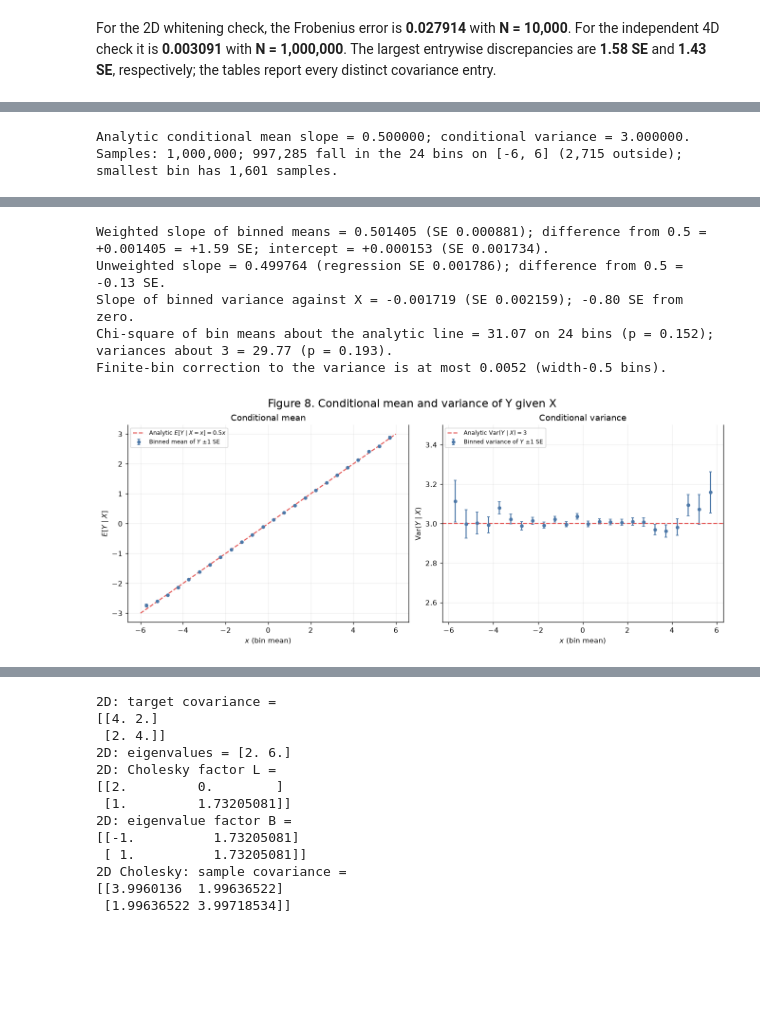
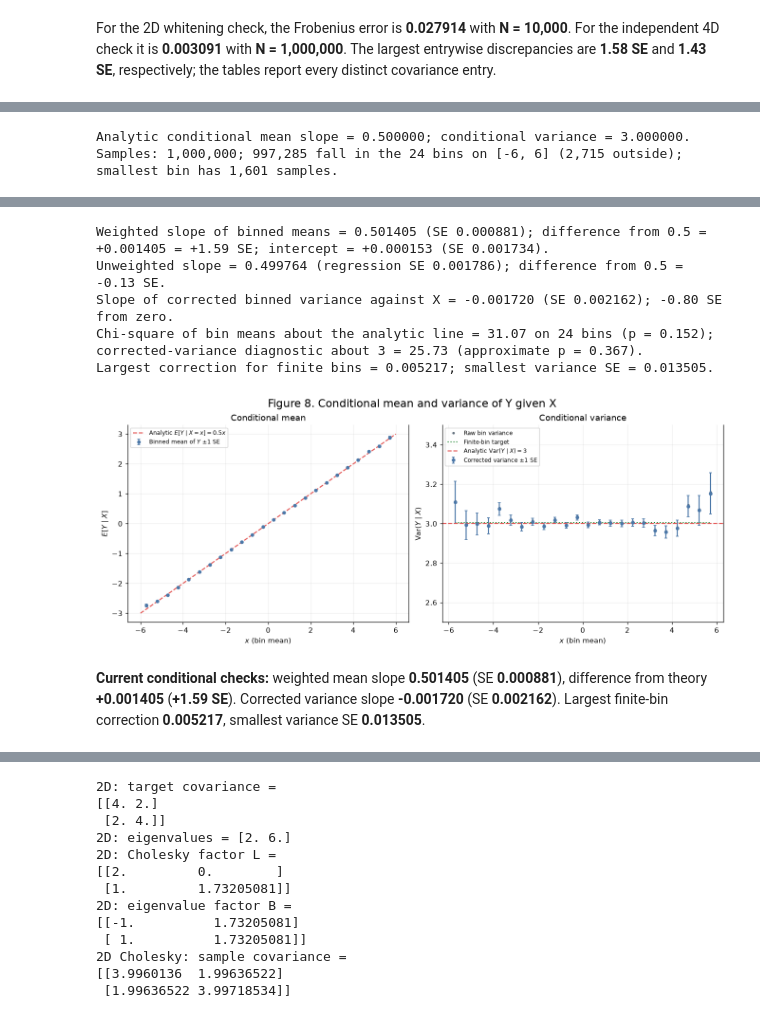
Before and after one commit to christiandi0r/ECE3715-Fall2026-Projects, a Jupyter notebook: mp3/mp3.ipynb, the cells around one changed output, grey strips where cells are left out. Drawn from its saved outputs; the diff is of its cells as text; code cells hidden in the pictures; blank space fills up the shorter version.

```diff
--- a/mp3/mp3.ipynb
+++ b/mp3/mp3.ipynb
@@ -73,7 +73,21 @@ def show_table(title, rows, columns):
     ]
     display(Markdown(f"**{title}**\n\n" + "\n".join([headers, divider, *body])))
 
+figure_checks = []
 def show_and_save(fig, number):
+    axes = [ax for ax in fig.axes if ax.get_label() != "<colorbar>"]
+    title = fig._suptitle.get_text() if fig._suptitle else ""
+    assert title.startswith(f"Figure {number}.")
+    geometry = axes[:1] if number in (1, 2) else axes if number in (4, 5, 6, 7, 10) else []
+    for ax in axes:
+        assert ax.get_xlabel() and ax.get_ylabel(), f"Figure {number}: missing axis label"
+        handles, labels = ax.get_legend_handles_labels()
+        assert len(labels) <= 1 or ax.get_legend() is not None, f"Figure {number}: missing legend"
+    assert all(ax.get_aspect() == 1.0 for ax in geometry), f"Figure {number}: unequal geometry"
+    figure_checks.append(dict(number=number, title=title, panels=len(axes),
+        labels_complete=True, legends_complete=True,
+        geometry_equal=all(ax.get_aspect() == 1.0 for ax in geometry),
+        geometry_panels=len(geometry)))
     fig.savefig(FIGURES / f"figure_{number:02d}.png", bbox_inches="tight")
     plt.show()
     plt.close(fig)
@@ -1341,23 +1432,33 @@ var_y7 = (np.bincount(index7, weights=yu7**2, minlength=bins7)
 print(f"Samples: {N7:,}; {used7.sum():,} fall in the {bins7} bins on [-6, 6] "
       f"({N7 - used7.sum():,} outside); smallest bin has {n_bin7.min():,} samples.")
 
+var_x7 = (np.bincount(index7, weights=xu7**2, minlength=bins7)
+          - n_bin7 * mean_x7**2) / (n_bin7 - 1)
+bin_correction7 = cond_slope7**2 * var_x7
+raw_var_theory7 = cond_var7 + bin_correction7
+corrected_var7 = var_y7 - bin_correction7
 mean_theory7 = cond_slope7 * mean_x7
 mean_se7 = np.sqrt(cond_var7 / n_bin7)
-var_se7 = cond_var7 * np.sqrt(2 / (n_bin7 - 1))
+var_se7 = np.sqrt((2*cond_var7**2 + 4*cond_var7*bin_correction7)/(n_bin7-1))
 rows7 = [dict(bin=f"[{edges7[k]:g}, {edges7[k+1]:g})", count=n_bin7[k], mean_x=mean_x7[k],
               mean_estimate=mean_y7[k], mean_theory=mean_theory7[k],
               mean_difference=mean_y7[k] - mean_theory7[k], mean_se=mean_se7[k],
               mean_error_in_se=(mean_y7[k] - mean_theory7[k]) / mean_se7[k],
-              var_estimate=var_y7[k], var_theory=cond_var7,
-              var_difference=var_y7[k] - cond_var7, var_se=var_se7[k],
-              var_error_in_se=(var_y7[k] - cond_var7) / var_se7[k])
+              raw_var_estimate=var_y7[k], raw_var_theory=raw_var_theory7[k],
+              finite_bin_correction=bin_correction7[k],
+              raw_var_difference=var_y7[k]-raw_var_theory7[k],
+              var_estimate=corrected_var7[k], var_theory=cond_var7,
+              var_difference=corrected_var7[k]-cond_var7, var_se=var_se7[k],
+              var_error_in_se=(corrected_var7[k]-cond_var7)/var_se7[k])
          for k in range(bins7)]
 show_table("Binned conditional mean of Y", rows7, [
     ("bin", "X bin"), ("count", "Samples"), ("mean_x", "Mean X in bin"),
     ("mean_estimate", "Mean Y"), ("mean_theory", "0.5 × mean X"),
     ("mean_difference", "Difference"), ("mean_se", "SE"), ("mean_error_in_se", "Difference / SE")])
 show_table("Binned conditional variance of Y", rows7, [
-    ("bin", "X bin"), ("count", "Samples"), ("var_estimate", "Sample variance"),
+    ("bin", "X bin"), ("count", "Samples"), ("raw_var_estimate", "Raw bin variance"), ("raw_var_theory", "Finite-bin target"),
+    ("finite_bin_correction", "Bin correction"), ("raw_var_difference", "Raw difference"),
+    ("var_estimate", "Corrected variance"),
     ("var_theory", "Theory"), ("var_difference", "Difference"), ("var_se", "SE"),
     ("var_error_in_se", "Difference / SE")])
 save_table("step7_binned_conditionals", rows7)
@@ -1373,21 +1474,21 @@ def weighted_line7(x, y, se):
 
 slope7, slope_se7, intercept7, intercept_se7 = weighted_line7(mean_x7, mean_y7, mean_se7)
 plain7 = linregress(mean_x7, mean_y7)
-var_slope7, var_slope_se7, _, _ = weighted_line7(mean_x7, var_y7, var_se7)
+var_slope7, var_slope_se7, _, _ = weighted_line7(mean_x7, corrected_var7, var_se7)
 chi_mean7 = np.sum(((mean_y7 - mean_theory7) / mean_se7)**2)
-chi_var7 = np.sum(((var_y7 - cond_var7) / var_se7)**2)
+chi_var7 = np.sum(((corrected_var7 - cond_var7) / var_se7)**2)
 print(f"Weighted slope of binned means = {slope7:.6f} (SE {slope_se7:.6f}); "
       f"difference from 0.5 = {slope7 - cond_slope7:+.6f} = {(slope7 - cond_slope7) / slope_se7:+.2f} SE; "
       f"intercept = {intercept7:+.6f} (SE {intercept_se7:.6f}).")
 print(f"Unweighted slope = {plain7.slope:.6f} (regression SE {plain7.stderr:.6f}); "
       f"difference from 0.5 = {(plain7.slope - cond_slope7) / plain7.stderr:+.2f} SE.")
-print(f"Slope of binned variance against X = {var_slope7:+.6f} (SE {var_slope_se7:.6f}); "
+print(f"Slope of corrected binned variance against X = {var_slope7:+.6f} (SE {var_slope_se7:.6f}); "
       f"{var_slope7 / var_slope_se7:+.2f} SE from zero.")
 print(f"Chi-square of bin means about the analytic line = {chi_mean7:.2f} on {bins7} bins "
-      f"(p = {chi2.sf(chi_mean7, bins7):.3f}); variances about 3 = {chi_var7:.2f} "
-      f"(p = {chi2.sf(chi_var7, bins7):.3f}).")
-print(f"Finite-bin correction to the variance is at most "
-      f"{0.25 * max(np.var(xu7[index7 == k]) for k in range(bins7)):.4f} (width-0.5 bins).")
+      f"(p = {chi2.sf(chi_mean7, bins7):.3f}); corrected-variance diagnostic about 3 = {chi_var7:.2f} "
+      f"(approximate p = {chi2.sf(chi_var7, bins7):.3f}).")
+print(f"Largest correction for finite bins = {bin_correction7.max():.6f}; "
+      f"smallest variance SE = {var_se7.min():.6f}.")
 save_table("step7_fits", [
     dict(quantity="mean slope (weighted)", estimate=slope7, theory=cond_slope7,
          difference=slope7 - cond_slope7, standard_error=slope_se7,
@@ -1397,7 +1498,7 @@ save_table("step7_fits", [
     dict(quantity="mean slope (unweighted)", estimate=plain7.slope, theory=cond_slope7,
          difference=plain7.slope - cond_slope7, standard_error=plain7.stderr,
          error_in_se=(plain7.slope - cond_slope7) / plain7.stderr),
-    dict(quantity="variance slope", estimate=var_slope7, theory=0.0,
+    dict(quantity="corrected variance slope", estimate=var_slope7, theory=0.0,
          difference=var_slope7, standard_error=var_slope_se7, error_in_se=var_slope7 / var_slope_se7),
 ])
 
@@ -1409,13 +1510,23 @@ axes[0].errorbar(mean_x7, mean_y7, yerr=mean_se7, fmt="o", ms=4, capsize=2, colo
 axes[0].plot(grid7, cond_slope7 * grid7, "--", color="#e45756", label=r"Analytic $E[Y\mid X=x]=0.5x$")
 axes[0].set(xlabel="$x$ (bin mean)", ylabel=r"$E[Y\mid X]$", title="Conditional mean")
 axes[0].legend(loc="upper left")
-axes[1].errorbar(mean_x7, var_y7, yerr=var_se7, fmt="o", ms=4, capsize=2, color="#4c78a8",
-                 label="Binned variance of $Y$ ±1 SE")
+axes[1].plot(mean_x7, var_y7, ".", ms=5, color="#667380", label="Raw bin variance")
+axes[1].plot(mean_x7, raw_var_theory7, ":", color="#228833", label="Finite-bin target")
+axes[1].errorbar(mean_x7, corrected_var7, yerr=var_se7, fmt="o", ms=4, capsize=2, color="#4c78a8",
+                 label="Corrected variance ±1 SE")
 axes[1].axhline(cond_var7, ls="--", color="#e45756", label=r"Analytic $\mathrm{Var}(Y\mid X)=3$")
 axes[1].set(xlabel="$x$ (bin mean)", ylabel=r"$\mathrm{Var}(Y\mid X)$", title="Conditional variance",
             ylim=(2.5, 3.5))
 axes[1].legend(loc="upper left")
 show_and_save(fig, 8)
+
+display(Markdown(
+    f"**Current conditional checks:** weighted mean slope **{slope7:.6f}** "
+    f"(SE **{slope_se7:.6f}**), difference from theory **{slope7-cond_slope7:+.6f}** "
+    f"(**{(slope7-cond_slope7)/slope_se7:+.2f} SE**). "
+    f"Corrected variance slope **{var_slope7:+.6f}** (SE **{var_slope_se7:.6f}**). "
+    f"Largest finite-bin correction **{bin_correction7.max():.6f}**, "
+    f"smallest variance SE **{var_se7.min():.6f}**."))
 # %% [output]
 Analytic conditional mean slope = 0.500000; conditional variance = 3.000000.
 Samples: 1,000,000; 997,285 fall in the 24 bins on [-6, 6] (2,715 outside); smallest bin has 1,601 samples.
@@ -1478,7 +1589,8 @@ Samples: 1,000,000; 997,285 fall in the 24 bins on [-6, 6] (2,715 outside); smal
 Weighted slope of binned means = 0.501405 (SE 0.000881); difference from 0.5 = +0.001405 = +1.59 SE; intercept = +0.000153 (SE 0.001734).
 Unweighted slope = 0.499764 (regression SE 0.001786); difference from 0.5 = -0.13 SE.
-Slope of binned variance against X = -0.001719 (SE 0.002159); -0.80 SE from zero.
-Chi-square of bin means about the analytic line = 31.07 on 24 bins (p = 0.152); variances about 3 = 29.77 (p = 0.193).
-Finite-bin correction to the variance is at most 0.0052 (width-0.5 bins).
+Slope of corrected binned variance against X = -0.001720 (SE 0.002162); -0.80 SE from zero.
+Chi-square of bin means about the analytic line = 31.07 on 24 bins (p = 0.152); corrected-variance diagnostic about 3 = 25.73 (approximate p = 0.367).
+Largest correction for finite bins = 0.005217; smallest variance SE = 0.013505.
-[figure, old version]
+[figure, new version]
+**Current conditional checks:** weighted mean slope **0.501405** (SE **0.000881**), difference from theory **+0.001405** (**+1.59 SE**). Corrected variance slope **-0.001720** (SE **0.002162**). Largest finite-bin correction **0.005217**, smallest variance SE **0.013505**.
 # %% [markdown]
```
Also changed, not shown: parts of 19 cells of this notebook.
